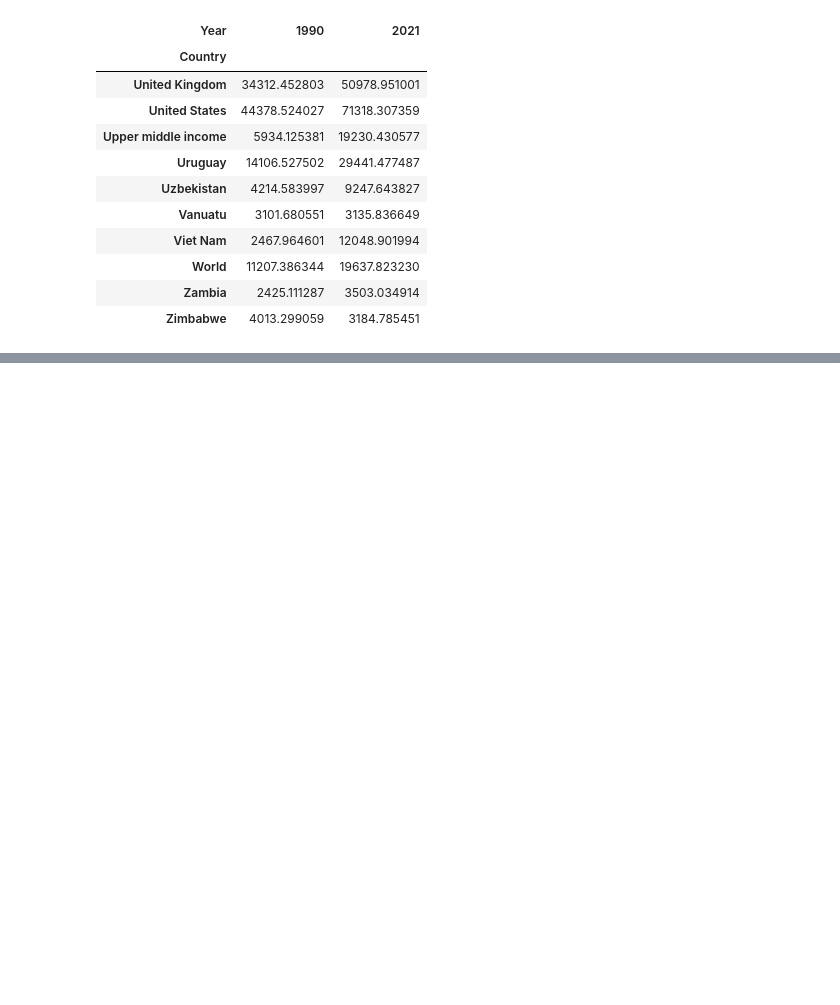
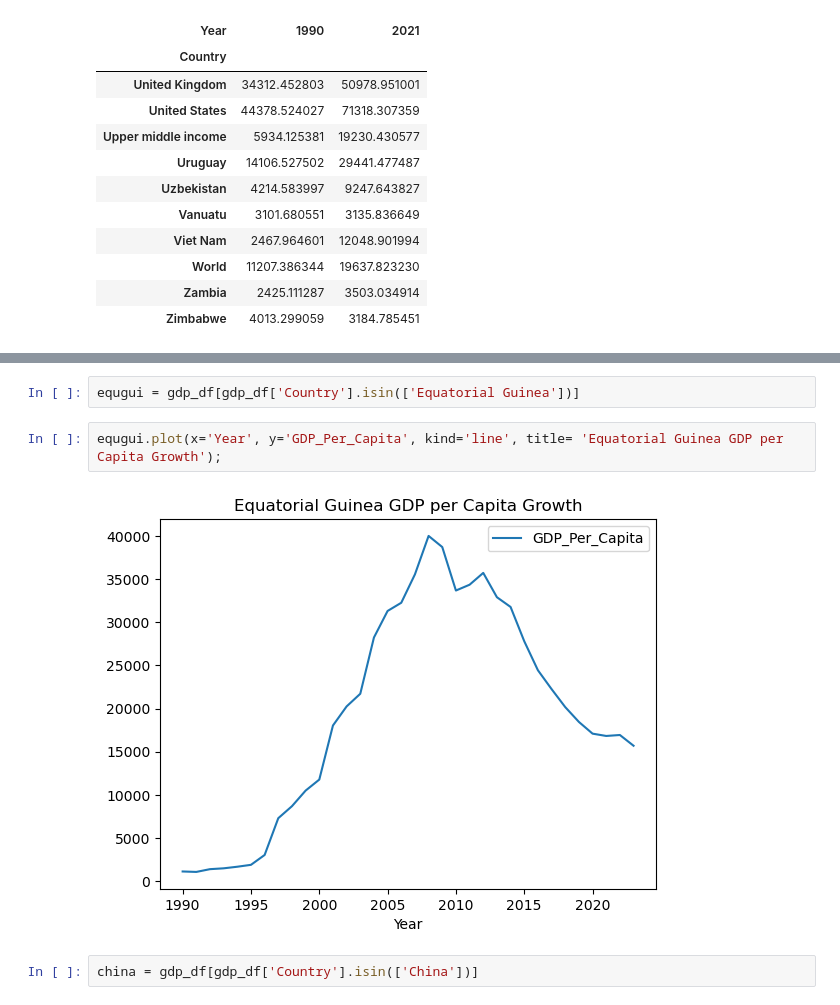
Before and after one commit to nss-data-science-cohort-9/un-exploration-Grantalan, a Jupyter notebook: notebooks/UN_Data_Exploration.ipynb, the cells around one changed output, grey strips where cells are left out. Saved outputs shown, nothing was run; the diff lists cells and outputs as text; blank space fills up the shorter version.

```diff
--- a/notebooks/UN_Data_Exploration.ipynb
+++ b/notebooks/UN_Data_Exploration.ipynb
@@ -277,0 +289,8 @@ gdp_pivoted.tail(10)
+# %%
+equgui = gdp_df[gdp_df['Country'].isin(['Equatorial Guinea'])]
+# %%
+equgui.plot(x='Year', y='GDP_Per_Capita', kind='line', title= 'Equatorial Guinea GDP per Capita Growth');
+# %% [output]
+[figure, added]
+# %%
+china = gdp_df[gdp_df['Country'].isin(['China'])]
```
Also changed, not shown: parts of 16 cells of this notebook.
